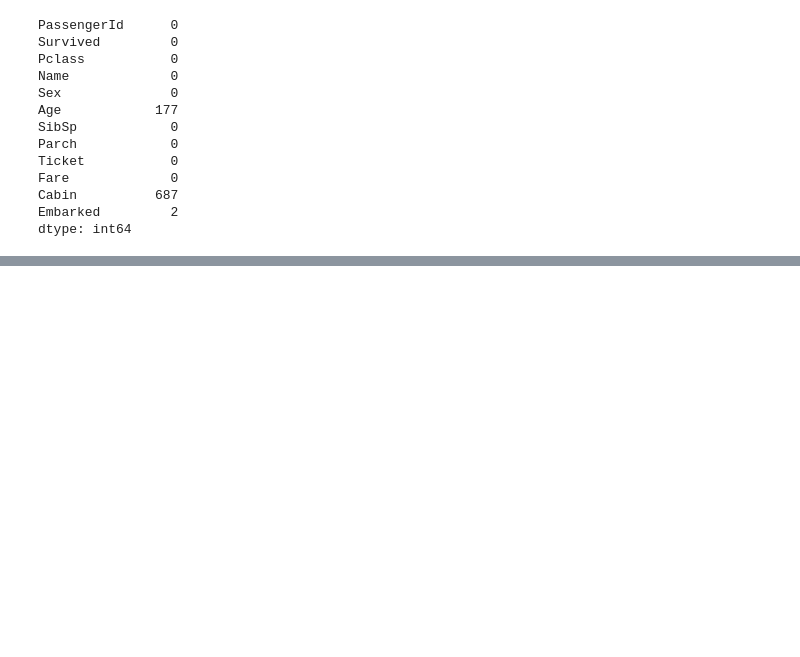
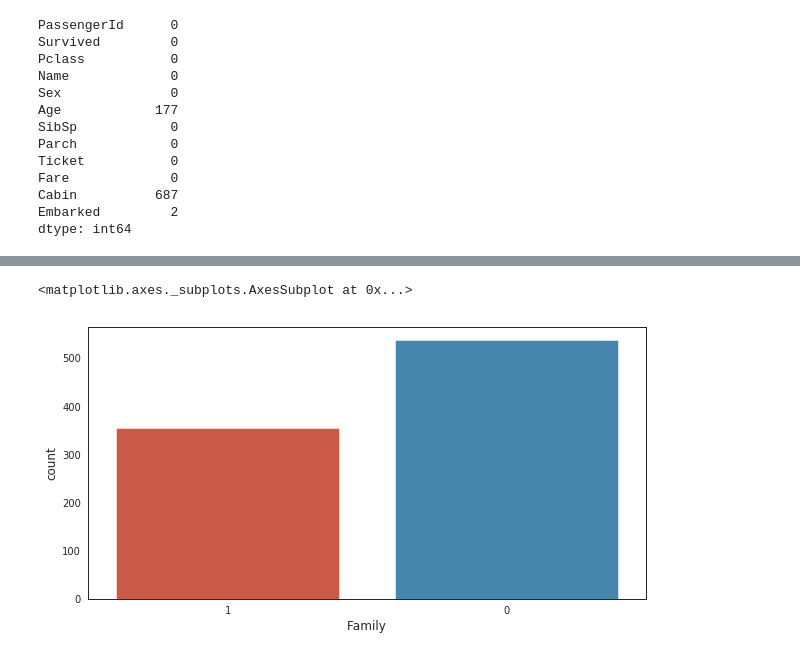
Before and after one commit to srinath116/BIGDATA-, a Jupyter notebook: datapreprocessing.ipynb, the cells around one changed output, grey strips where cells are left out. Saved outputs shown, nothing was run; the diff lists cells and outputs as text; code cells hidden in the pictures; blank space fills up the shorter version.

```diff
--- a/datapreprocessing.ipynb
+++ b/datapreprocessing.ipynb
@@ -84,0 +204,23 @@ data['Fare'].fillna(data['Fare'].median(), inplace = True)
+# %%
+data['Family'] =  data["Parch"] + data["SibSp"]
+data['Family'].loc[data['Family'] > 0] = 1
+data['Family'].loc[data['Family'] == 0] = 0
+
+
+# drop Parch & SibSp
+#data = data.drop(['SibSp','Parch'], axis=1)
+
+# plot
+fig, (axis1) = plt.subplots(1,sharex=True,figsize=(10,5))
+
+# sns.factorplot('Family',data=data,kind='count',ax=axis1)
+sns.countplot(x='Family', data=data, order=[1,0], ax=axis1)
+
+# average of survived for those who had/didn't have any family member
+# family_perc = data[["Family", "Survived"]].groupby(['Family'],as_index=False).mean()
+# sns.barplot(x='Family', y='Survived', data=family_perc, order=[1,0], ax=axis2)
+
+# axis1.set_xticklabels(["With Family","Alone"], rotation=0)
+# %% [output]
+<matplotlib.axes._subplots.AxesSubplot at 0x...>
+[figure, added]
```
Also changed, not shown: parts of 11 cells of this notebook, 1 other file.
